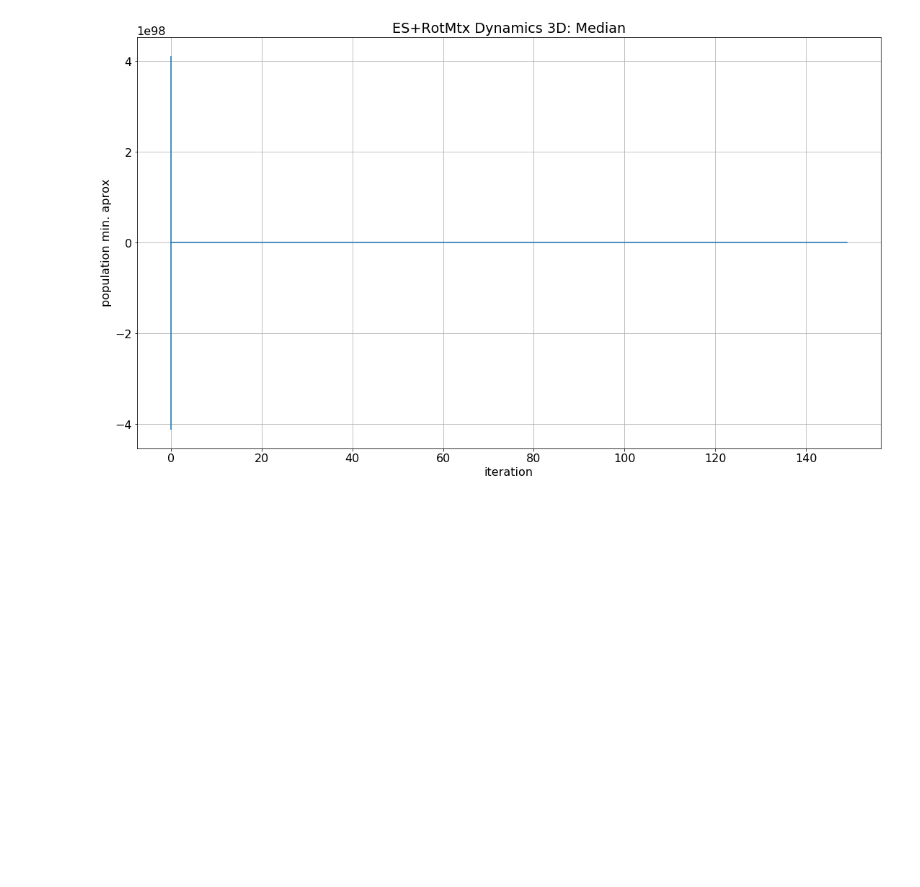
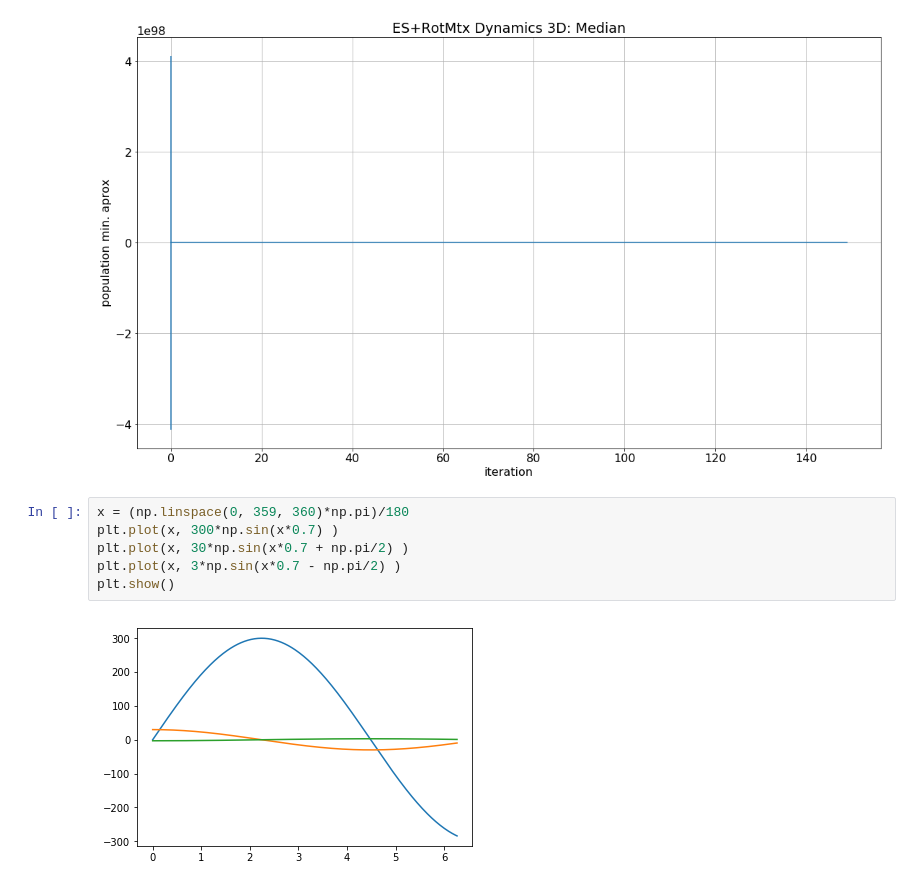
Before and after one commit to sergiojx/minmethods, a Jupyter notebook: Dinamics.ipynb, the cells around one changed output. Drawn from its saved outputs; the diff is of its cells as text; blank space fills up the shorter version.

Commit message:
Add some testing code for sin detection in geological imagesx

```diff
--- a/Dinamics.ipynb
+++ b/Dinamics.ipynb
@@ -1568,3 +1568,11 @@ Last Pop max: [281.04665854 285.07525724   7.25592472]
 [277.72100008 284.20437439   6.92261995]
 [figure]
 [figure]
+# %%
+x = (np.linspace(0, 359, 360)*np.pi)/180
+plt.plot(x, 300*np.sin(x*0.7) )
+plt.plot(x, 30*np.sin(x*0.7 + np.pi/2) )
+plt.plot(x, 3*np.sin(x*0.7 - np.pi/2) )
+plt.show()
+# %% [output]
+[figure, added]
```
